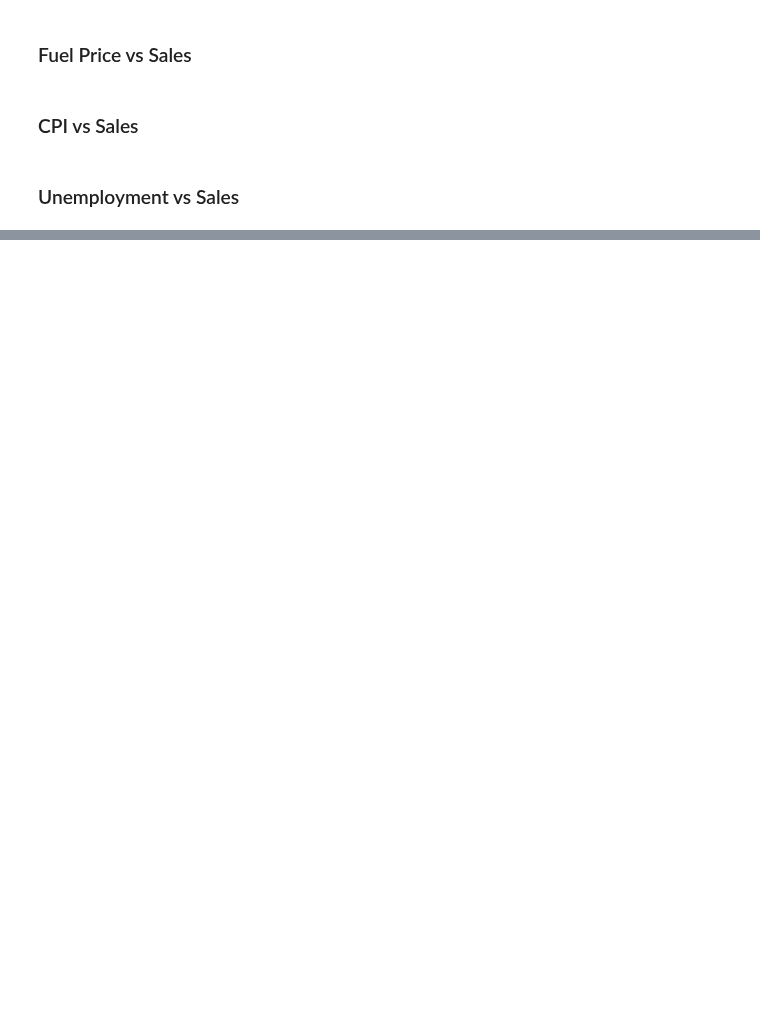
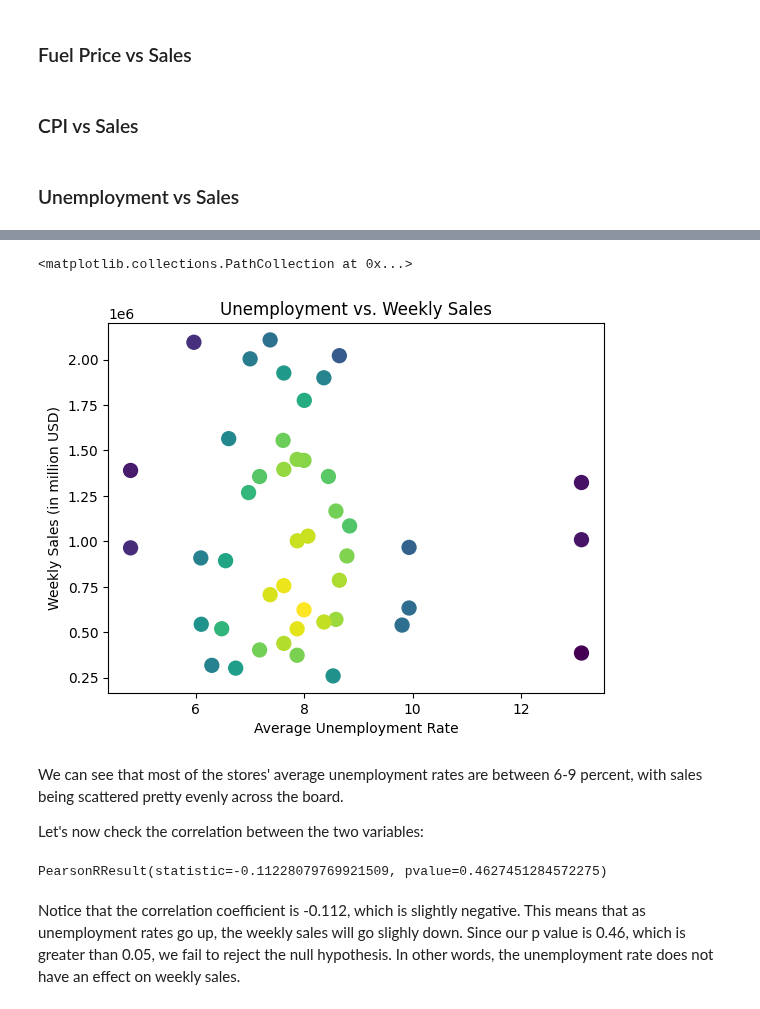
Before and after one commit to ChrisPerezLebron/CMSC320Project, a Jupyter notebook: main.ipynb, the cells around one changed output, grey strips where cells are left out. Saved outputs shown, nothing was run; the diff lists cells and outputs as text; code cells hidden in the pictures; blank space fills up the shorter version.

```diff
--- a/main.ipynb
+++ b/main.ipynb
@@ -328,0 +300,29 @@ Notice that the pearson correlation coefficient is -0.06, meaning that it is sli
+# %%
+temp = store_avgs["Unemployment"]
+sales = store_avgs["Weekly_Sales"]
+
+ts = np.vstack([temp,sales])
+z = sci.stats.gaussian_kde(ts)(ts)
+
+fig, plot = plt.subplots()
+
+plt.title("Unemployment vs. Weekly Sales")
+plt.xlabel("Average Unemployment Rate")
+plt.ylabel("Weekly Sales (in million USD)")
+
+plot.scatter(temp, sales, c=z, s=100)
+# %% [output]
+<matplotlib.collections.PathCollection at 0x...>
+[figure, added]
+# %% [markdown]
+We can see that most of the stores' average unemployment rates are between 6-9 percent, with sales being scattered pretty evenly across the board.
+
+Let's now check the correlation between the two variables:
+# %%
+result = sci.stats.pearsonr(store_avgs["Unemployment"], store_avgs["Weekly_Sales"], alternative="two-sided")
+
+print(result)
+# %% [output]
+PearsonRResult(statistic=-0.11228079769921509, pvalue=0.4627451284572275)
+# %% [markdown]
+Notice that the correlation coefficient is -0.112, which is slightly negative. This means that as unemployment rates go up, the weekly sales will go slighly down. Since our p value is 0.46, which is greater than 0.05, we fail to reject the null hypothesis. In other words, the unemployment rate does not have an effect on weekly sales.
```
Also changed, not shown: parts of 10 cells of this notebook.
